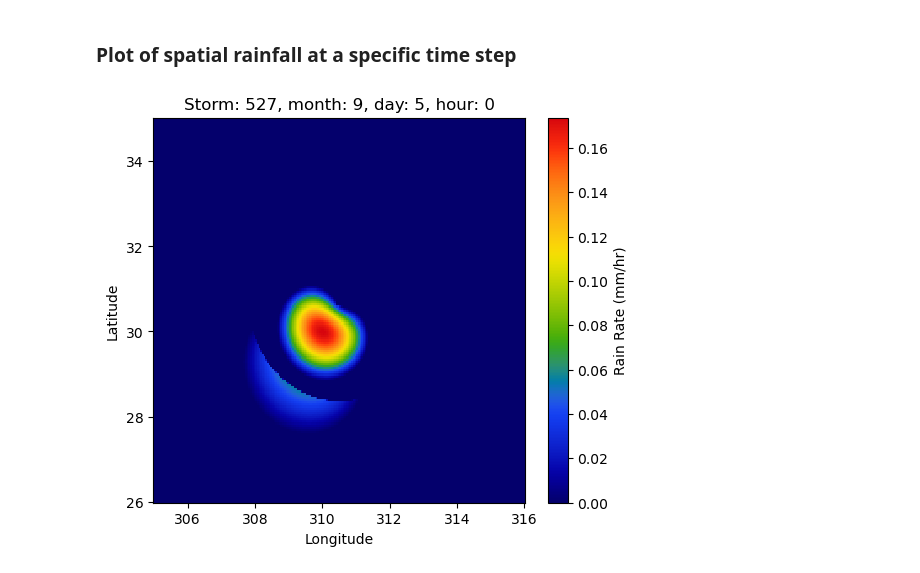
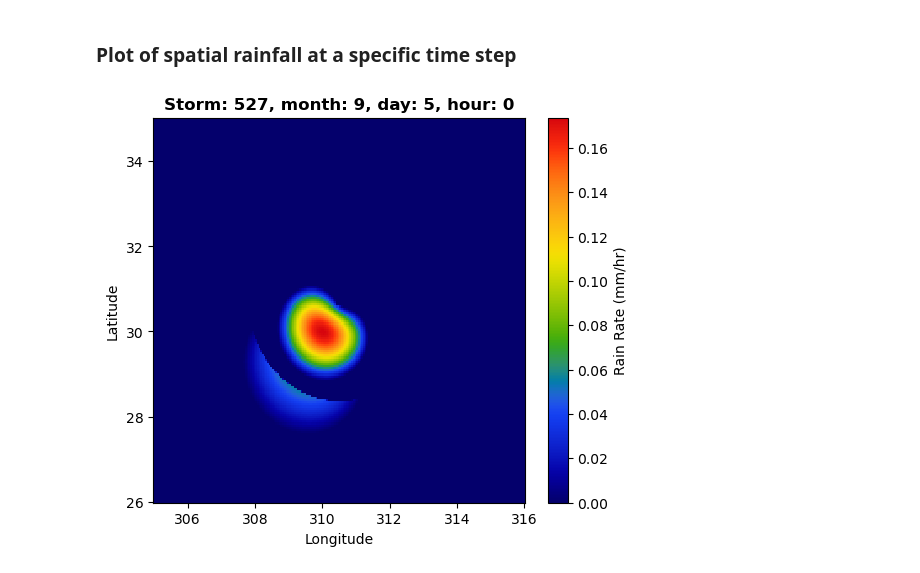
Before and after one commit to levuvietphong/pyTCR, a Jupyter notebook: notebooks/ex2_rainfall_generation.ipynb, the cells around one changed output. Drawn from its saved outputs; the diff is of its cells as text; code cells hidden in the pictures.

```diff
--- a/notebooks/ex2_rainfall_generation.ipynb
+++ b/notebooks/ex2_rainfall_generation.ipynb
@@ -64,6 +77,6 @@ ds, lat_trks, lon_trks, n_trk, v_trks, vmax_trks, u850_trks, v850_trks, \
 # %%
 rm_trks = tcr_wind.estimate_radius_wind(
-    ds, lat_trks, vmax_trks, n_trk, data_directory=data_directory, model=model,
+    ds, lat_trks, vmax_trks, n_trks, data_directory=data_directory, model=model,
     basin='NA', expmnt=expmnt, force_recompute=False
 )
 # %% [output]
@@ -116,11 +141,11 @@ fig.tight_layout()
 # %% [markdown]
 ### Calculate the spatial distribution of accumulated precipitation for a given individual storm.
 # %%
-# Select storm id
-storm_id = 527
+# Select (global) storm id
+gl_storm_id = 527
 
 # No secondary eyewall
-x, y, netrain = tcr_rain.rainswathx(storm_id, lat_trks, lon_trks, rm_trks, v_trks,
+x, y, netrain = tcr_rain.rainswathx(gl_storm_id, lat_trks, lon_trks, rm_trks, v_trks,
                                     0*rm_trks, 0*v_trks, ut, vt, u850_trks, v850_trks)
 # %% [markdown]
 ### Plot of spatial accumulated precipitation
@@ -156,28 +181,28 @@ cb.ax.tick_params(labelsize=12)
 # %%
 # Convert time to 2D arrays
 num_storm = lat_trks.shape[0]
 num_timestep = lat_trks.shape[1]
 
 tc_month2d = np.tile(tc_month, (num_timestep, 1)).T
 tc_hours2d = np.tile((tc_time / 3600) % 24, (num_storm, 1))
 tc_days2d = np.tile(1+(tc_time / 3600) // 24, (num_storm, 1))
 
-storm_id = 527
-monthplot = int(tc_month[storm_id])
+# gl_storm_id = 527
+monthplot = int(tc_month[gl_storm_id])
 dayplot = 5 # 1-15
 hourplot = 0 # 0-23
 rainrate, longstorm, latstorm = tcr_rain.rainfieldx(
-    storm_id, lat_trks, lon_trks, rm_trks, v_trks, 0*rm_trks,0*v_trks, ut, vt, u850_trks,
+    gl_storm_id, lat_trks, lon_trks, rm_trks, v_trks, 0*rm_trks,0*v_trks, ut, vt, u850_trks,
     v850_trks, tc_month2d, tc_days2d, tc_hours2d, monthplot, dayplot, hourplot)
 
 fig, ax = plt.subplots(1,1,figsize=(6,5))
 im = ax.pcolor(longstorm, latstorm, rainrate, cmap=cc.cm.CET_R4)
 ax.set_xlabel('Longitude')
 ax.set_ylabel('Latitude')
-ax.set_title(f'Storm: {storm_id}, month: {monthplot}, day: {dayplot}, hour: {hourplot}')
+ax.set_title(f'Storm: {gl_storm_id}, month: {monthplot}, day: {dayplot}, hour: {hourplot}', fontweight='bold')
 
 # Add colorbar
 cbar = plt.colorbar(im, ax=ax)
 cbar.set_label('Rain Rate (mm/hr)')
 # %% [output]
-[figure, old version]
+[figure, new version]
```
Also changed, not shown: parts of 15 cells of this notebook, 8 other files.
